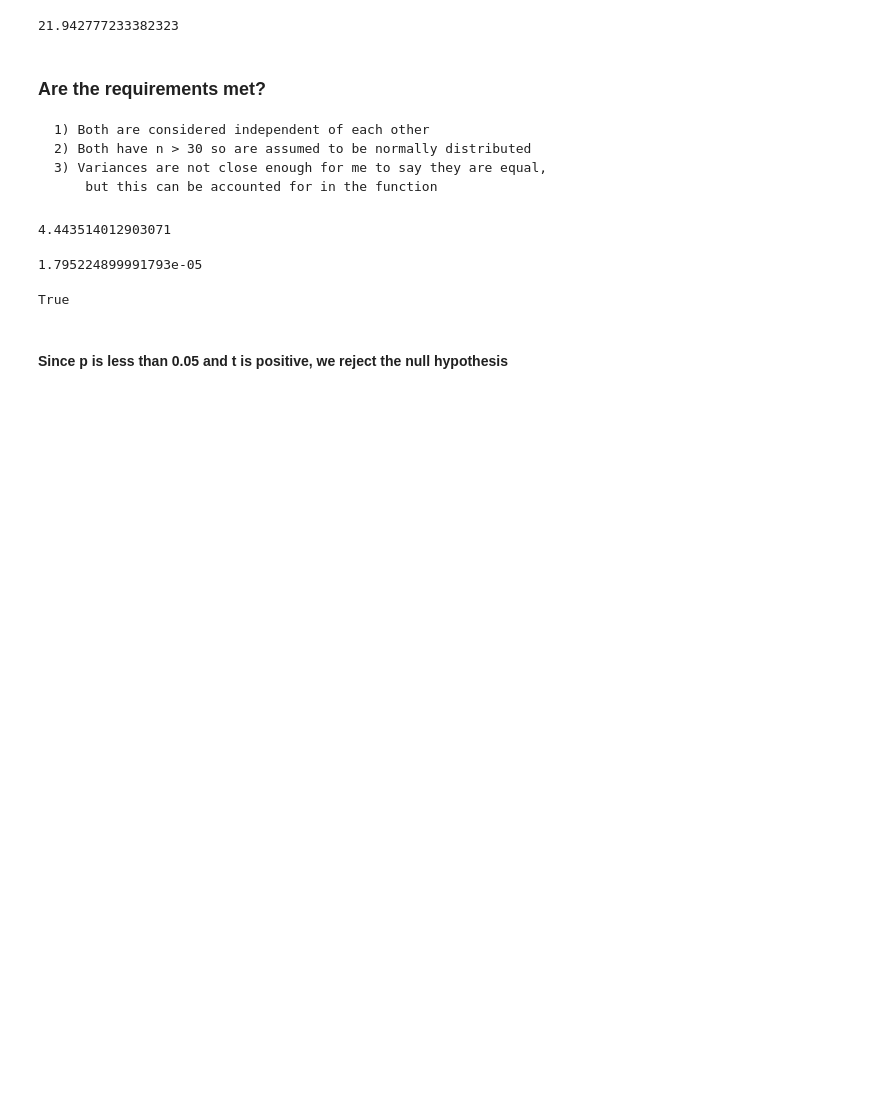
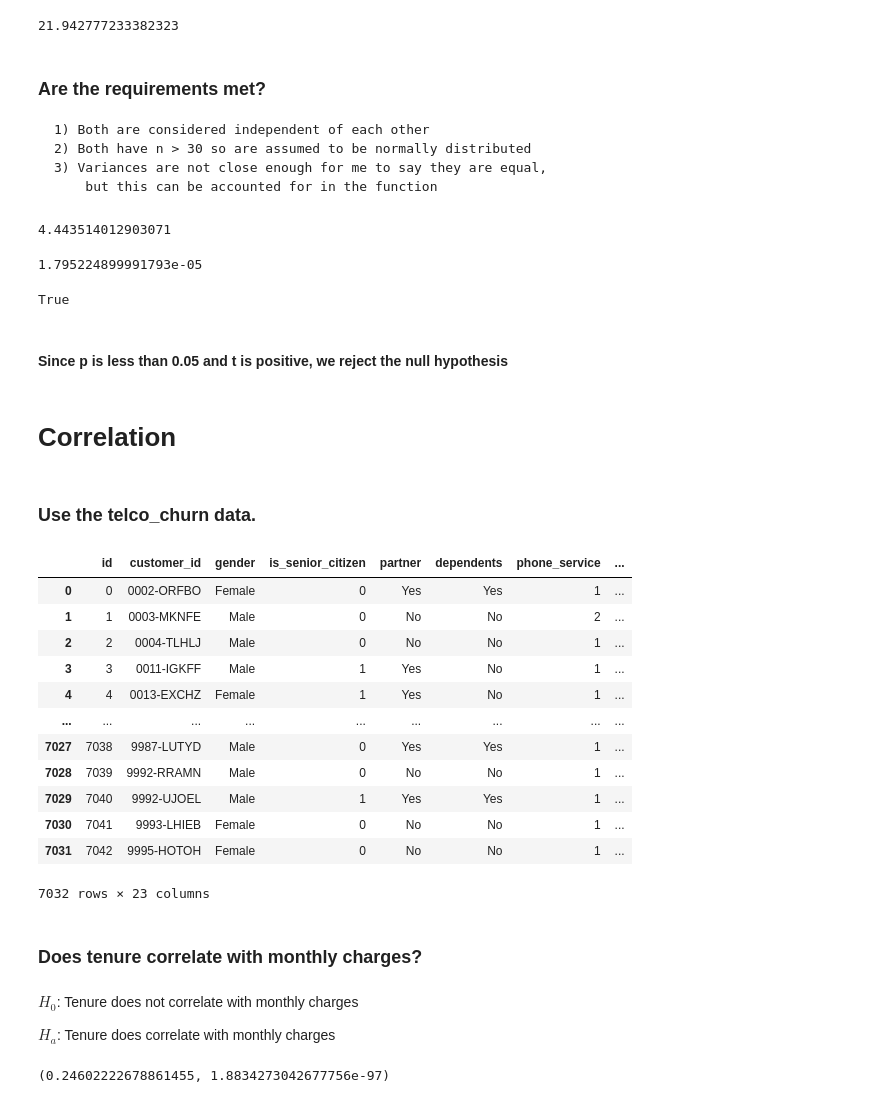
Before and after one commit to johnathon-smith/statistics-exercises, a Jupyter notebook: hypothesis_testing.ipynb, the cells around one changed output. Drawn from its saved outputs; the diff is of its cells as text; code cells hidden in the pictures; blank space fills up the shorter version.

Commit message:
Updated hypothesis_testing.ipynb with exercises on correlation.

```diff
--- a/hypothesis_testing.ipynb
+++ b/hypothesis_testing.ipynb
@@ -321,3 +326,30 @@ p < alpha
 True
 # %% [markdown]
 #### Since p is less than 0.05 and t is positive, we reject the null hypothesis
+# %% [markdown]
+# Correlation
+# %% [markdown]
+### Use the telco_churn data.
+# %%
+telco = pd.read_csv("clean_telco.csv")
+telco
+# %% [output]
+|  | id | customer_id | gender | is_senior_citizen | partner | dependents | phone_service | ... |
+| 0 | 0 | 0002-ORFBO | Female | 0 | Yes | Yes | 1 | ... |
+| 1 | 1 | 0003-MKNFE | Male | 0 | No | No | 2 | ... |
+| 2 | 2 | 0004-TLHLJ | Male | 0 | No | No | 1 | ... |
+| 3 | 3 | 0011-IGKFF | Male | 1 | Yes | No | 1 | ... |
+| 4 | 4 | 0013-EXCHZ | Female | 1 | Yes | No | 1 | ... |
+| ... | ... | ... | ... | ... | ... | ... | ... | ... |
+| 7027 | 7038 | 9987-LUTYD | Male | 0 | Yes | Yes | 1 | ... |
+| 7028 | 7039 | 9992-RRAMN | Male | 0 | No | No | 1 | ... |
+| 7029 | 7040 | 9992-UJOEL | Male | 1 | Yes | Yes | 1 | ... |
+| 7030 | 7041 | 9993-LHIEB | Female | 0 | No | No | 1 | ... |
+| 7031 | 7042 | 9995-HOTOH | Female | 0 | No | No | 1 | ... |
+7032 rows × 23 columns
+# %% [markdown]
+### Does tenure correlate with monthly charges?
+# %% [markdown]
+$H_0$: Tenure does not correlate with monthly charges
+
+$H_a$: Tenure does correlate with monthly charges
@@ -323,0 +362,4 @@ True
+# %%
+r, p
+# %% [output]
+(0.24602222678861455, 1.8834273042677756e-97)
```
Also changed, not shown: parts of 57 cells of this notebook.
